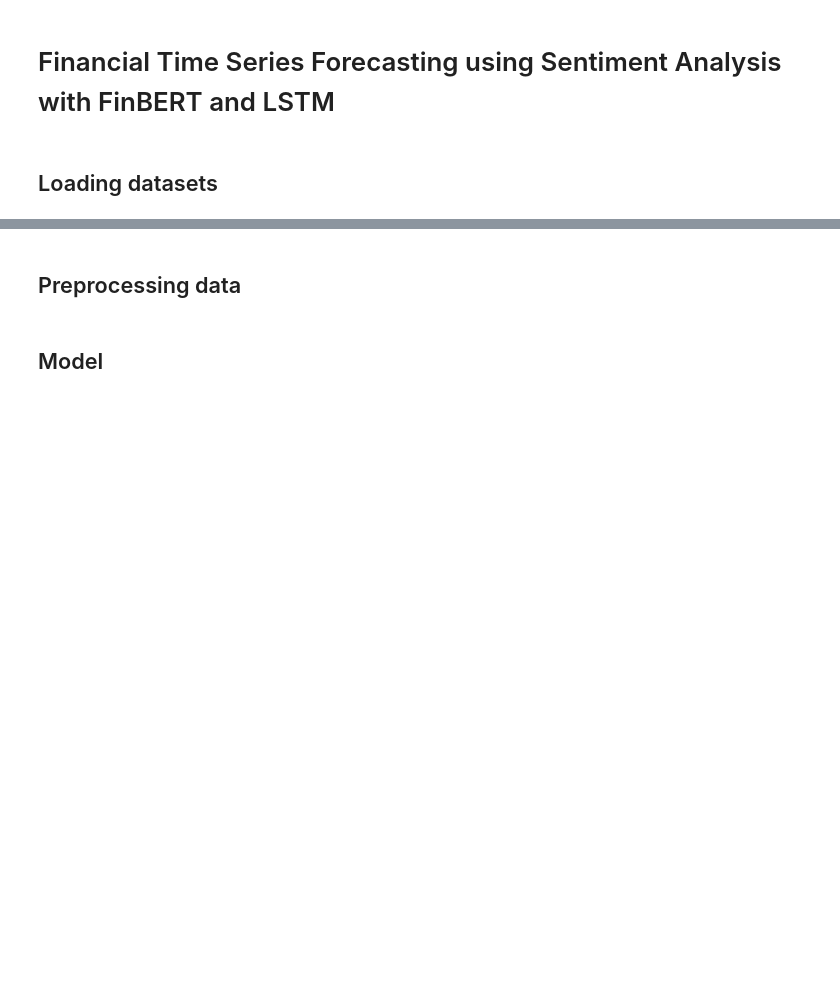
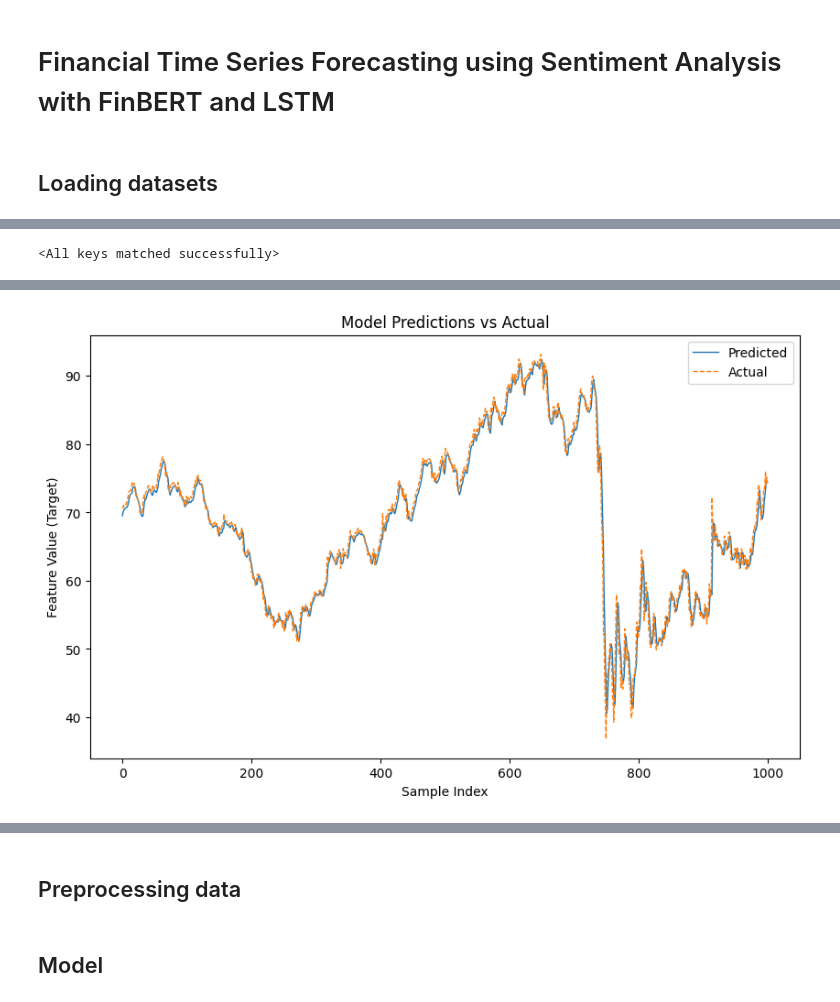
Before and after one commit to rrrbbb1/lstm-stock-prediction, a Jupyter notebook: notebook.ipynb, the cells around one changed output, grey strips where cells are left out. Cells and saved outputs as stored; diff of their text form; code cells hidden in the pictures; blank space fills up the shorter version.

```diff
--- a/notebook.ipynb
+++ b/notebook.ipynb
@@ -342,5 +50,6 @@ news['date'] = pd.to_datetime(news['date'], format='%d %b %Y')
 # %%
-# Load and preprocess `df`
-df = pd.read_csv('data/sp500_prices.csv')
-df['date'] = pd.to_datetime(df['Date'])
-df = df.drop(columns=['Date'])
+# Load and preprocess `prices`
+prices = pd.read_csv('data/sp500_prices.csv')
+prices['date'] = pd.to_datetime(prices['Date'])
+prices = prices.drop(columns=['Date'])
+prices.sort_values(by='date', ascending=True, inplace=True)
@@ -381,0 +388,58 @@ news = sentiment_labelling(news)
+# %%
+model = LSTM(input_dim, hidden_dim, num_layers, output_dim).to(device)
+model.load_state_dict(torch.load('best_model.pth'))
+# %% [output]
+<All keys matched successfully>
+# %%
+from sklearn.metrics import r2_score
+
+def evaluate_model(model, data_loader):
+    model.eval()
+    predictions = []
+    targets = []
+    test_loss = 0
+    with torch.no_grad():
+        for x_batch, y_batch in data_loader:
+            # Move data to device
+            x_batch, y_batch = x_batch.to(device), y_batch.to(device)
+
+            # Model inference
+            outputs = model(x_batch)
+
+            # Detach and move to CPU
+            preds = outputs.squeeze().cpu().numpy()  # Shape: (batch_size,)
+            true_values = y_batch.cpu().numpy()      # Shape: (batch_size,)
+            loss = criterion(test_outputs.squeeze(), y_test)
+            test_loss += loss.item()
+            # Collect predictions and targets
+            predictions.extend(preds)
+            targets.extend(true_values)
+    print(f"Test Loss: {test_loss/len(test_loader):.8f}")
+    # Reshape to 2D arrays (scaler expects 2D inputs)
+    predictions = np.array(predictions).reshape(-1, 1)
+    targets = np.array(targets).reshape(-1, 1)
+
+    scaler = scalers[0]
+    # Apply inverse transform
+    predictions = scaler.inverse_transform(predictions)
+    targets = scaler.inverse_transform(targets)
+    return predictions.flatten(), targets.flatten()
+
+# Evaluate on test set
+predictions, targets = evaluate_model(model, test_loader)
+
+predictions, targets = predictions[:1000], targets[:1000]
+# Compute R² coefficient
+r2 = r2_score(targets, predictions)
+print(f"R² Coefficient on Test Set: {r2:.4f}")
+
+# Plot Predictions vs Ground Truth
+plt.figure(figsize=(10, 6))
+plt.plot(predictions, label="Predicted", linestyle="-", linewidth=1)
+plt.plot(targets, label="Actual", linestyle="--", linewidth=1)
+plt.title("Model Predictions vs Actual")
+plt.xlabel("Sample Index")
+plt.ylabel("Feature Value (Target)")
+plt.legend()
+plt.show()
+# %% [output]
@@ -381,0 +448 @@ news = sentiment_labelling(news)
+[figure, added]
```
Also changed, not shown: parts of 56 cells of this notebook.
